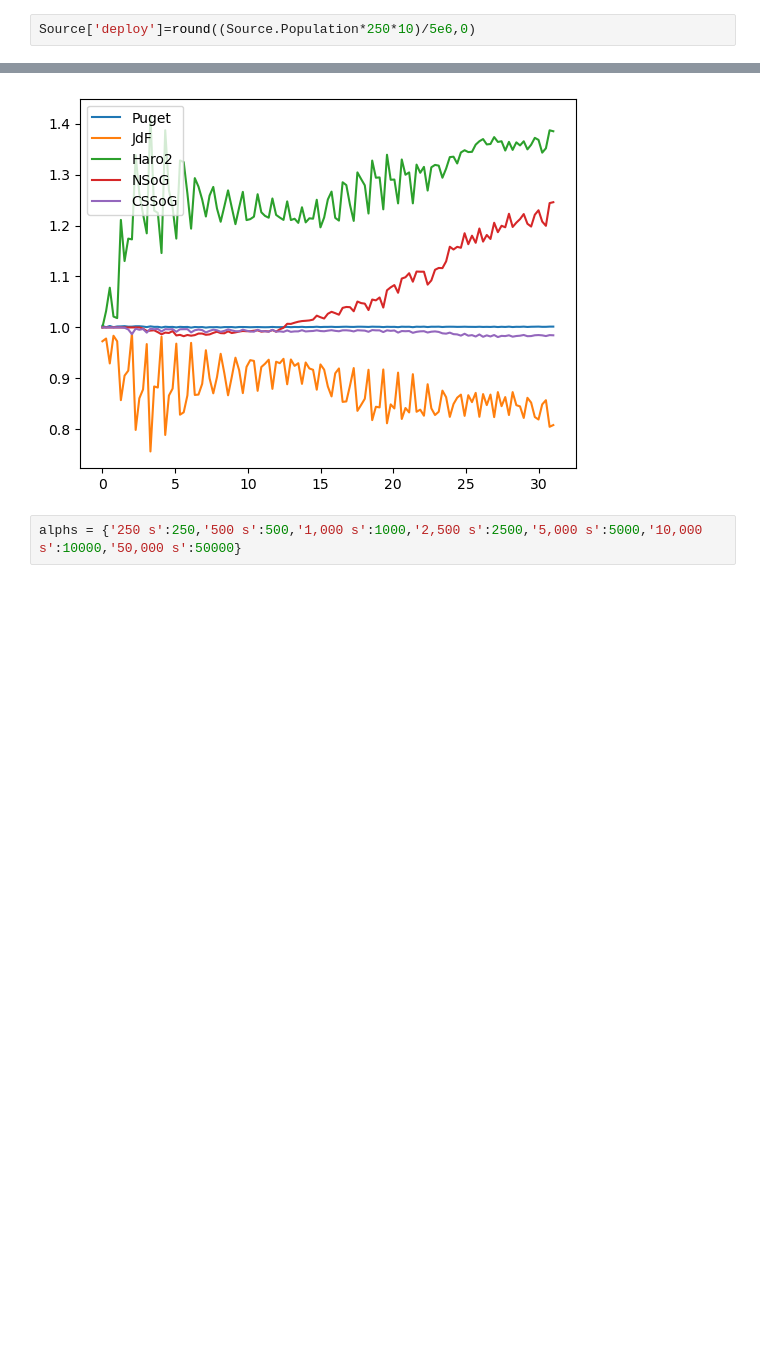
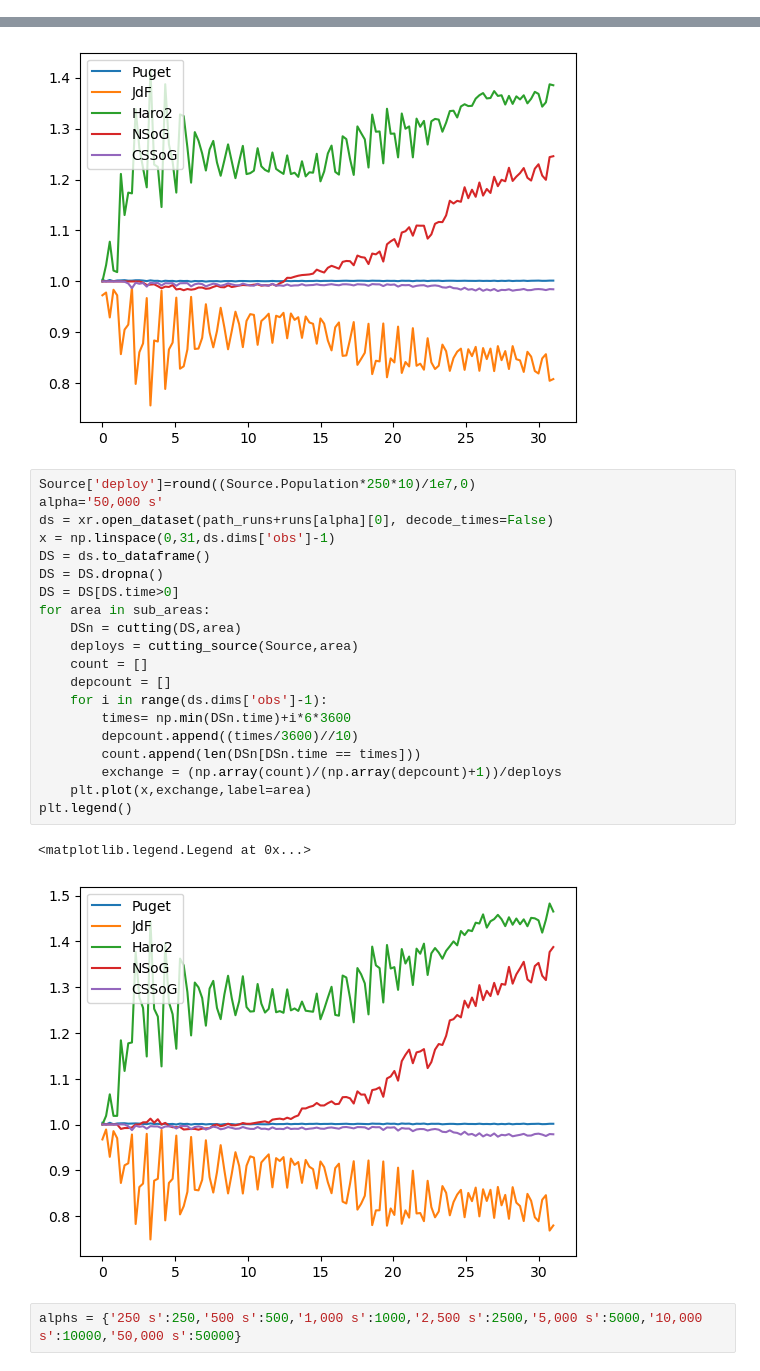
Before and after one commit to SalishSeaCast/analysis-jose, a Jupyter notebook: notebooks/Outfall_finalResults/regions_budget.ipynb, the cells around one changed output, grey strips where cells are left out. Cells and saved outputs as stored; diff of their text form; blank space fills up the shorter version.

```diff
--- a/notebooks/Outfall_finalResults/regions_budget.ipynb
+++ b/notebooks/Outfall_finalResults/regions_budget.ipynb
@@ -137,8 +137,6 @@ def cutting_source(data,area):
         print('Unrecognized subarea')
         deploy = data.deploy.sum()
     return deploy
-# %%
-Source['deploy']=round((Source.Population*250*10)/5e6,0)
 # %%
 Source['deploy']=round((Source.Population*250*10)/5e6,0)
 alpha='5,000 s'
@@ -162,6 +160,29 @@ plt.legend()
 # %% [output]
 <matplotlib.legend.Legend at 0x...>
 [figure]
+# %%
+Source['deploy']=round((Source.Population*250*10)/1e7,0)
+alpha='50,000 s'
+ds = xr.open_dataset(path_runs+runs[alpha][0], decode_times=False)
+x = np.linspace(0,31,ds.dims['obs']-1)
+DS = ds.to_dataframe()
+DS = DS.dropna()
+DS = DS[DS.time>0]
+for area in sub_areas:
+    DSn = cutting(DS,area)
+    deploys = cutting_source(Source,area)
+    count = []
+    depcount = []
+    for i in range(ds.dims['obs']-1):
+        times= np.min(DSn.time)+i*6*3600
+        depcount.append((times/3600)//10)
+        count.append(len(DSn[DSn.time == times]))
+        exchange = (np.array(count)/(np.array(depcount)+1))/deploys
+    plt.plot(x,exchange,label=area)
+plt.legend()
+# %% [output]
+<matplotlib.legend.Legend at 0x...>
+[figure, added]
 # %%
 alphs = {'250 s':250,'500 s':500,'1,000 s':1000,'2,500 s':2500,'5,000 s':5000,'10,000 s':10000,'50,000 s':50000}
 # %%
```
Also changed, not shown: 14 other files.
